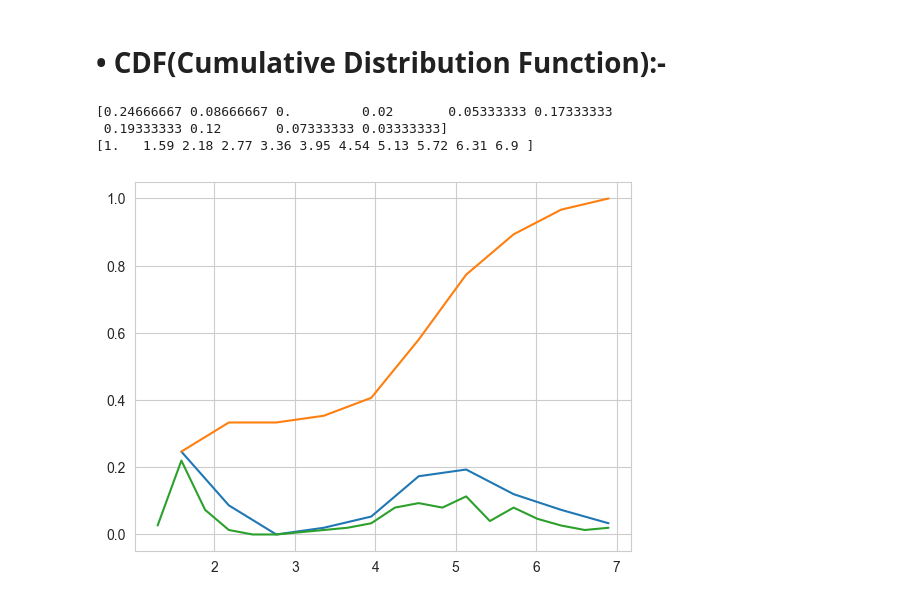
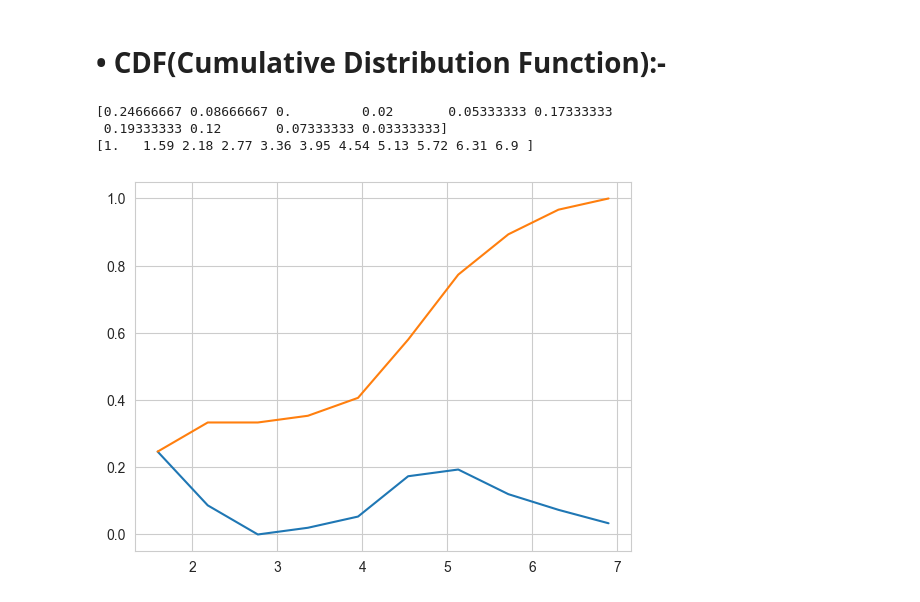
Before and after one commit to Om-Prakash01/ClassroomCummunity-Git, a Jupyter notebook: ML/Module-2/session_1.ipynb, the cells around one changed output. Drawn from its saved outputs; the diff is of its cells as text; code cells hidden in the pictures.

```diff
--- a/ML/Module-2/session_1.ipynb
+++ b/ML/Module-2/session_1.ipynb
@@ -347,35 +347,30 @@ plt.show()
 # %%
 # Need for Cumulative Distribution Function (CDF)
 # • we can visually see what percentage of versicolor flowers have petal length less than 5 .
 # How to Construct CDF
 # How to read a CDF plot ?
 
 # Plot CDF of petal Length
 
+# setosa
 counts, bin_edges = np.histogram(iris['Petal length'], bins=10, density=True)
 
 pdf = counts / sum(counts)
 print(pdf)
 print(bin_edges)
 
 # compute CDF
 cdf = np.cumsum(pdf) # cumulative-sum
 plt.plot(bin_edges[1:], pdf)
 plt.plot(bin_edges[1:], cdf)
 
-counts, bin_edges = np.histogram(iris['Petal length'], bins=20, density=True)
-
-pdf = counts / sum(counts)
-plt.plot(bin_edges[1:], pdf)
-
 plt.show()
 
-
-# in the down on plots : blue -> PDF, orange -> CDF
+# in the down on plots : blue -> PDF(Probability Density function), orange -> CDF(Cumulative Distribution function).
 # %% [output]
 [0.24666667 0.08666667 0.         0.02       0.05333333 0.17333333
  0.19333333 0.12       0.07333333 0.03333333]
 [1.   1.59 2.18 2.77 3.36 3.95 4.54 5.13 5.72 6.31 6.9 ]
-[figure, old version]
+[figure, new version]
 # %%
 # Plots of CDF of Petal length for various types of flowers.
```
Also changed, not shown: parts of 2 cells of this notebook, 1 other file.
